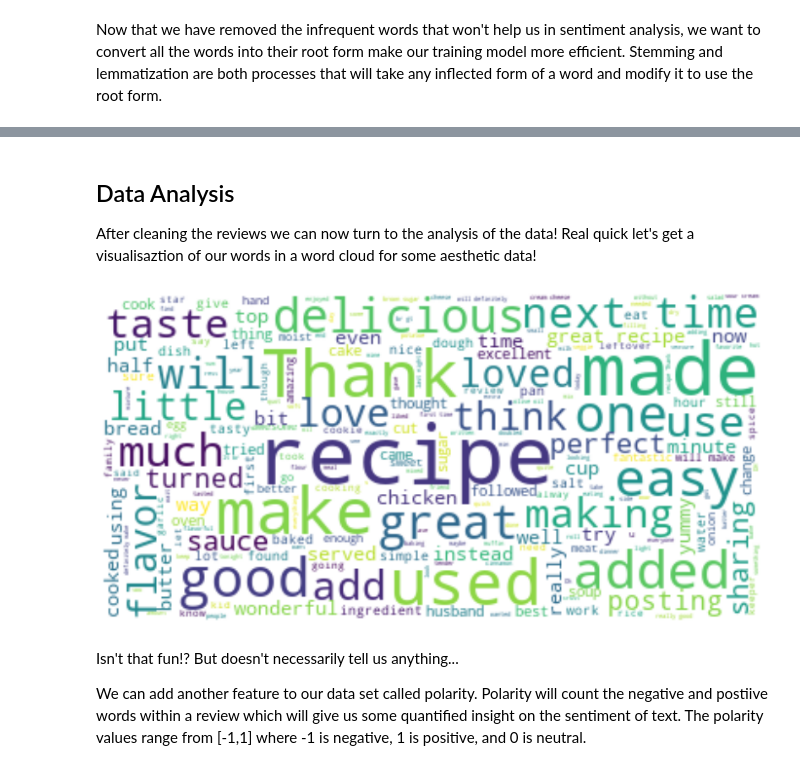
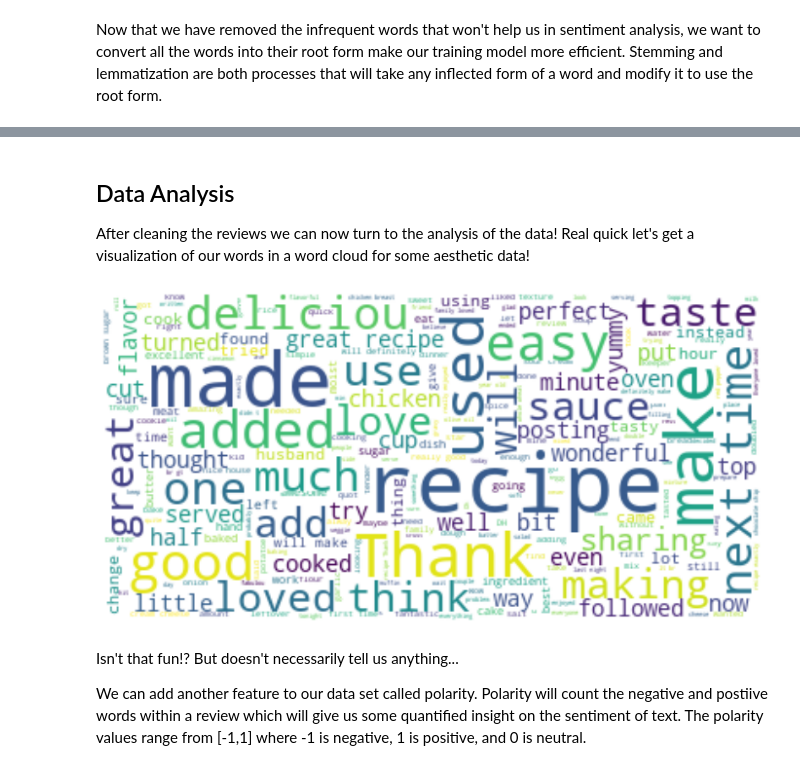
Before and after one commit to chillyssa/NLP-with-Deep-Learning-Project, a Jupyter notebook: project_part1.ipynb, the cells around one changed output, grey strips where cells are left out. Saved outputs shown, nothing was run; the diff lists cells and outputs as text; code cells hidden in the pictures.

Commit message:
Updating EDA with split test and train data

```diff
--- a/project_part1.ipynb
+++ b/project_part1.ipynb
@@ -189,5 +248,5 @@ from nltk.corpus import stopwords
 
 stop = stopwords.words('english')
 
-df['p_review'] = df['p_review'].apply(lambda x: " ".join(x for x in x.split() if x not in stop))
-df.head()
+df_train['p_review'] = df_train['p_review'].apply(lambda x: " ".join(x for x in x.split() if x not in stop))
+df_train.head()
@@ -194,10 +262,10 @@ df.head()
 # %%
 # Reviewing and Removing infrequent words
-freq = pd.Series(' '.join(df['p_review']).split()).value_counts()
+freq = pd.Series(' '.join(df_train['p_review']).split()).value_counts()
 less_freq = list(freq[freq ==1].index)
 print("Total words in all reviews: " + str(len(freq)))
 print("Total words in list of one word used: " + str(len(less_freq)))
 print(less_freq[:10])
 
-df['p_review'] = df['p_review'].apply(lambda x: " ".join(x for x in x.split() if x not in less_freq))
+df_train['p_review'] = df_train['p_review'].apply(lambda x: " ".join(x for x in x.split() if x not in less_freq))
 # %% [output]
@@ -215,11 +283,11 @@ from nltk.stem import WordNetLemmatizer
 lemmatizer = WordNetLemmatizer()
 st = PorterStemmer()
 
-df['p_review'] = df['p_review'].apply(lambda x: " ".join([st.stem(word) for word in x.split()]))
-df['p_review'] = df['p_review'].apply(lambda x: " ".join([lemmatizer.lemmatize(word) for word in x.split()]))
+df_train['p_review'] = df_train['p_review'].apply(lambda x: " ".join([st.stem(word) for word in x.split()]))
+df_train['p_review'] = df_train['p_review'].apply(lambda x: " ".join([lemmatizer.lemmatize(word) for word in x.split()]))
 
 #Remove any punctuation added by stemming/lemmatization split
-df['p_review'] = df['p_review'].str.replace('[^\w\s]', '')
+df_train['p_review'] = df_train['p_review'].str.replace('[^\w\s]', '')
 
-df.iloc[[9,777,16052,24300,43571]]
+df_train.iloc[[93,777,1234,74300,141340]]
 # %% [output]
@@ -231,0 +302,8 @@ df.iloc[[9,777,16052,24300,43571]]
+# %%
+# Repacing token lists with p_review values that are now pre-processed.
+df_train['tokens'] = df_train['p_review'].str.lower().str.split()
+df_train.head()
+
+# Saving preprocessed training data to a csv to reload without having to run preprocessing again (took ~3hours)
+post_process_path = '/content/drive/MyDrive/NLP-F22/data/pp_train.csv'
+df_train.to_csv(post_process_path)
@@ -232,18 +317,23 @@ df.iloc[[9,777,16052,24300,43571]]
 # %% [markdown]
 ## Data Analysis
 
-After cleaning the reviews we can now turn to the analysis of the data! Real quick let's get a visualisaztion of our words in a word cloud for some aesthetic data!
+After cleaning the reviews we can now turn to the analysis of the data! Real quick let's get a visualization of our words in a word cloud for some aesthetic data!
 # %%
 from wordcloud import WordCloud, STOPWORDS, ImageColorGenerator
-text = " ".join(r for r in df.review)
+from textblob import TextBlob
+import seaborn as sns
+import matplotlib.pyplot as plt
+
+
+text = " ".join(r for r in df_train.review)
 stopwords = set(STOPWORDS)
 wordcl = WordCloud(stopwords = stopwords, background_color='white', max_font_size = 50, max_words = 5000).generate(text)
 plt.figure(figsize=(14, 12))
 plt.imshow(wordcl, interpolation='bilinear')
 plt.axis('off')
 plt.show()
 # %% [output]
-[figure, old version]
+[figure, new version]
 # %% [markdown]
 Isn't that fun!? But doesn't necessarily tell us anything...
 
```
Also changed, not shown: parts of 22 cells of this notebook.
